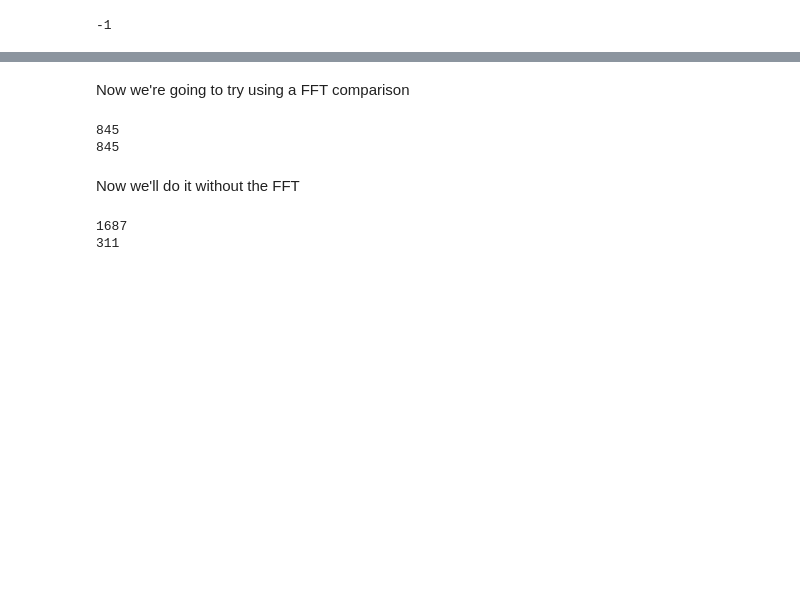
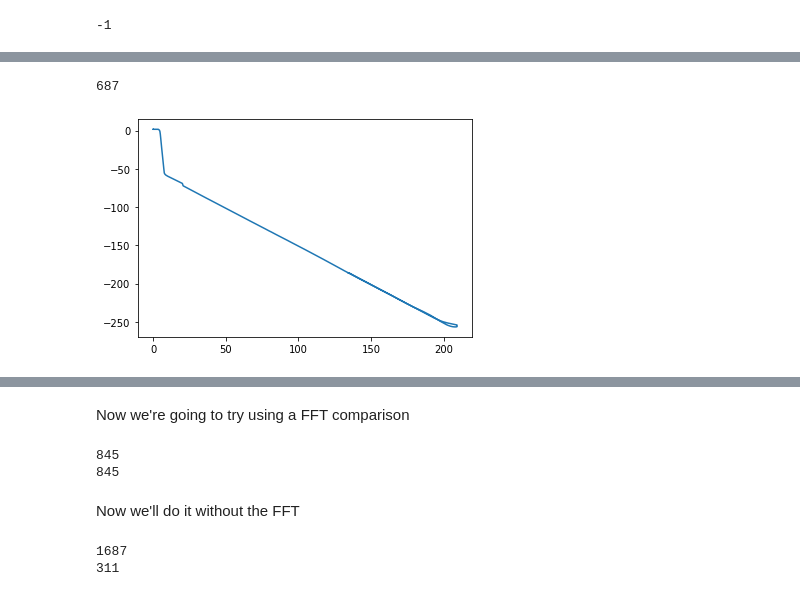
Before and after one commit to zlite/SimAnalysis, a Jupyter notebook: Dataframetest.ipynb, the cells around one changed output, grey strips where cells are left out. Saved outputs shown, nothing was run; the diff lists cells and outputs as text; code cells hidden in the pictures; blank space fills up the shorter version.

```diff
--- a/Dataframetest.ipynb
+++ b/Dataframetest.ipynb
@@ -44,3 +48,12 @@ for target in [df1, df2]:
+# %%
+shft01 = np.argmax(signal.correlate(df1, df2)) - len(df1)
+print (shft01)
+plt.figure()
+plt.plot(df1, df2)
+fig = plt.gcf()
+# %% [output]
+687
+[figure, added]
 # %%
 plt.figure()
 plt.plot(df1, df2,
```
Also changed, not shown: parts of 9 cells of this notebook, 2 other files.
